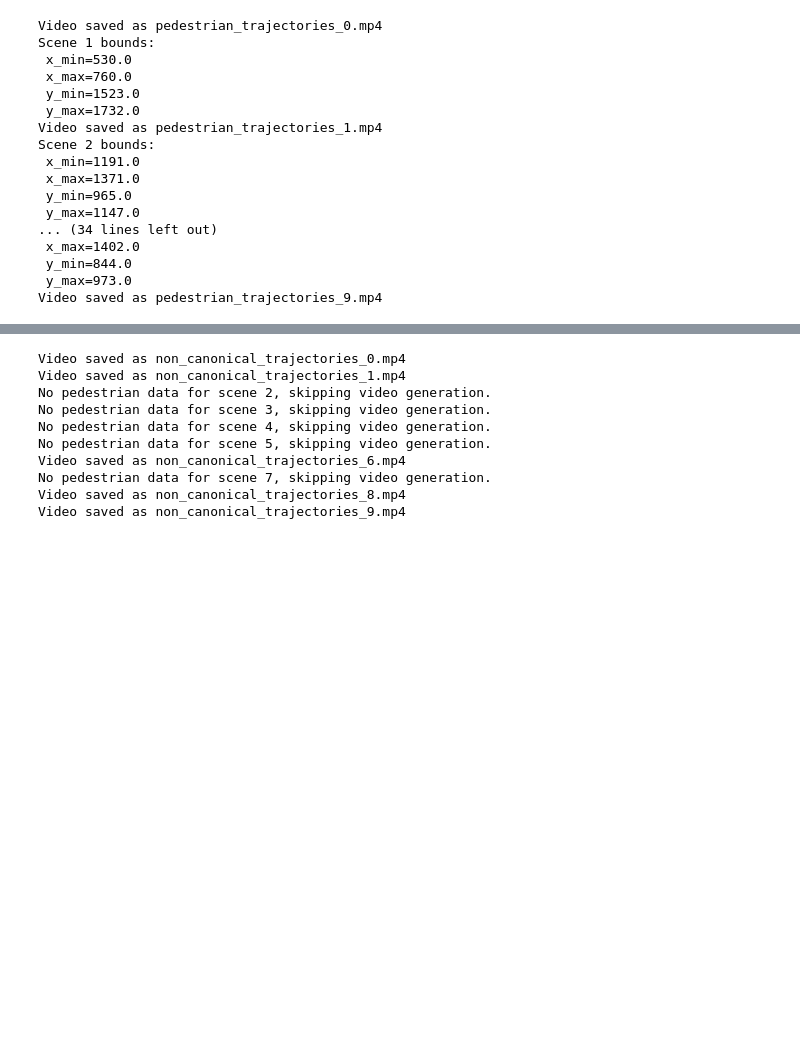
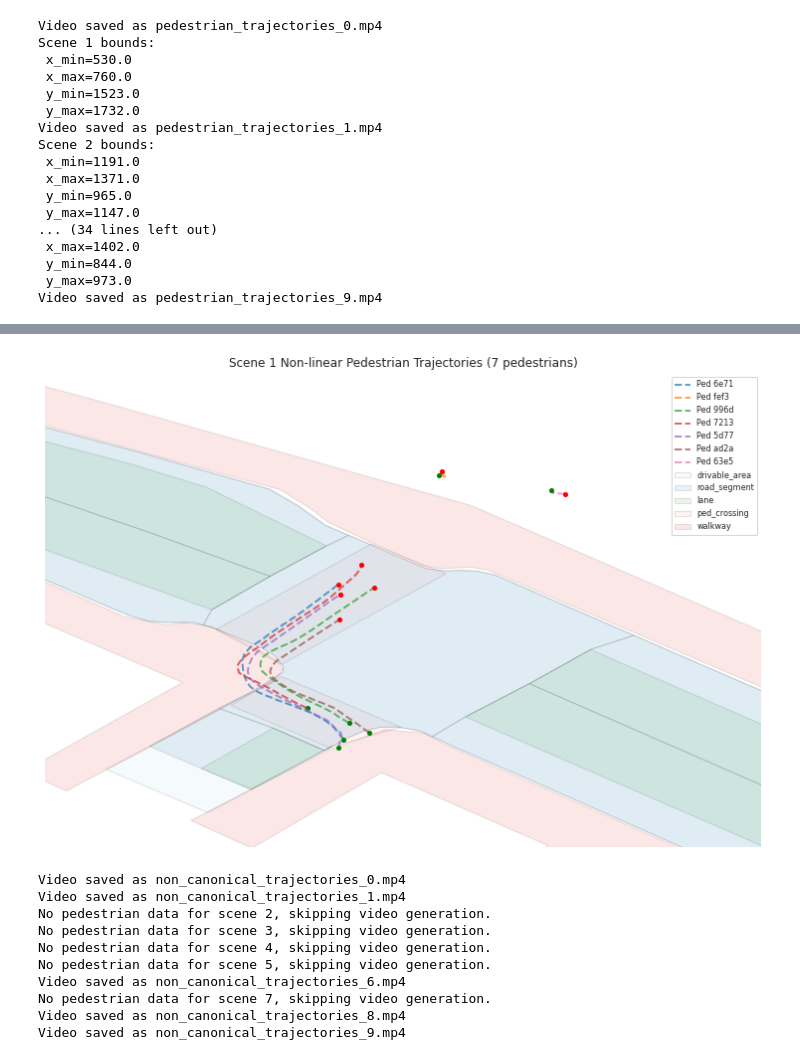
Before and after one commit to mridul0810/Trajectron-plus-plus, a Jupyter notebook: experiments/nuScenes/non-linear-paths.ipynb, the cells around one changed output, grey strips where cells are left out. Saved outputs shown, nothing was run; the diff lists cells and outputs as text; code cells hidden in the pictures; blank space fills up the shorter version.

```diff
--- a/experiments/nuScenes/non-linear-paths.ipynb
+++ b/experiments/nuScenes/non-linear-paths.ipynb
@@ -487,3 +529,40 @@ else:
+# %%
+# Plot all non-canonical pedestrian trajectories for a scene (static, qualitative style)
+
+import matplotlib.pyplot as plt
+from nuscenes.map_expansion.map_api import NuScenesMap
+
+scene_id = 1  # Change as needed
+ped = non_canonical_trajs[scene_id]
+if len(ped) == 0:
+    print(f"No pedestrian data for scene {scene_id}, skipping plot.")
+else:
+    scene = nusc.scene[scene_id]
+    location = nusc.get('log', scene['log_token'])['location']
+    nusc_map = NuScenesMap(dataroot='/home/wonder/datasets/nuscenes/mini', map_name=location)
+    my_patch = (x_min_nc[scene_id], y_min_nc[scene_id], x_max_nc[scene_id], y_max_nc[scene_id])
+    layers = ['drivable_area', 'road_segment', 'lane', 'ped_crossing', 'walkway']
+
+    fig, ax = nusc_map.render_map_patch(my_patch, layer_names=layers, figsize=(10, 6), alpha=0.1, render_egoposes_range=False)
+
+    # Plot all pedestrian trajectories
+    for ped_id, traj in ped.items():
+        xs = [pos[0] for _, pos in traj]
+        ys = [pos[1] for _, pos in traj]
+        ax.plot(xs, ys, '--', label=f'Ped {ped_id[:4]}', alpha=0.7, linewidth=2)
+
+        # Optionally, highlight start and end
+        ax.plot(xs[0], ys[0], 'go', markersize=4, label=None)  # Start
+        ax.plot(xs[-1], ys[-1], 'ro', markersize=4, label=None) # End
+
+    ax.set_xlim((x_min_nc[scene_id]+40, x_max_nc[scene_id]-40))
+    ax.set_ylim((y_min_nc[scene_id]+40, y_max_nc[scene_id]-40))
+    ax.set_title(f"Scene {scene_id} Non-linear Pedestrian Trajectories (7 pedestrians)")
+    ax.legend(fontsize=8, loc='upper right', frameon=True)
+    ax.axis('off')
+    plt.show()
+# %% [output]
+[figure, added]
 # %%
 for scene_id, ped in non_canonical_trajs.items():
     if len(ped) == 0:
```
Also changed, not shown: parts of 5 cells of this notebook, 6 other files.
